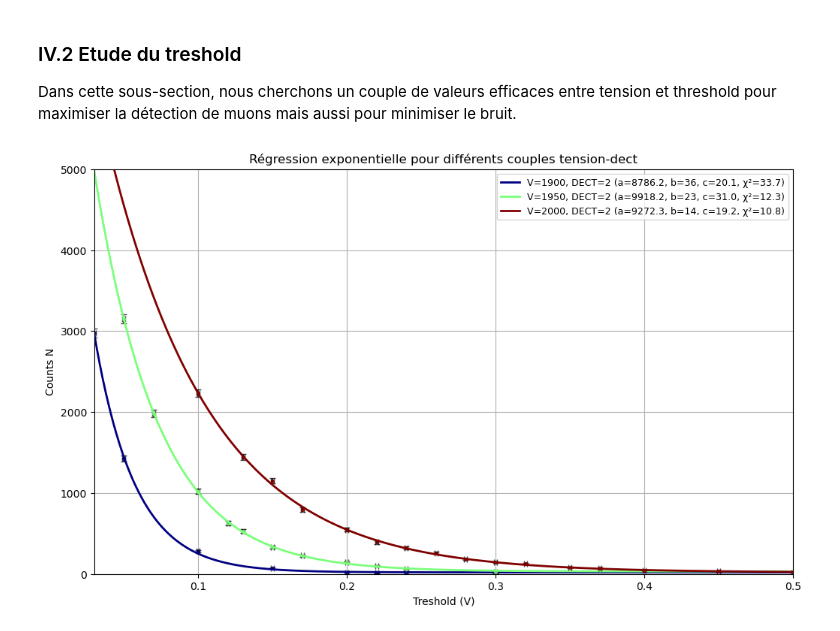
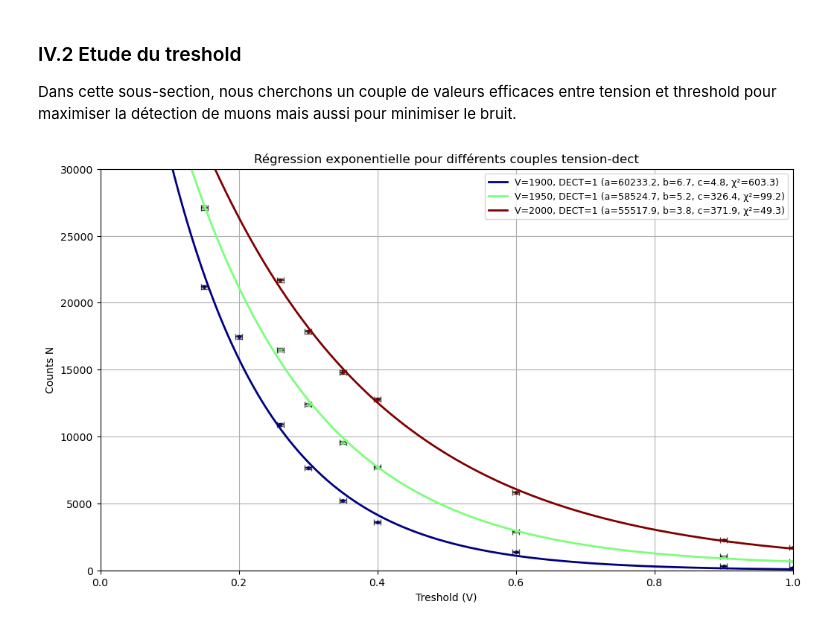
Before and after one commit to Arpad-Schaeffer/Modal, a Jupyter notebook: Muon_Detection_Scintillators.ipynb, the cells around one changed output. Drawn from its saved outputs; the diff is of its cells as text; code cells hidden in the pictures.

```diff
--- a/Muon_Detection_Scintillators.ipynb
+++ b/Muon_Detection_Scintillators.ipynb
@@ -26,7 +26,7 @@ import re
 ## Partie 1 Acquisition des données depuis l'oscilloscope
 # %%
 # Définissez cette constante sur True pour enregistrer les données
-SAVE_DATA = True
+SAVE_DATA = False
 
 def get_channel_data(scope, channel):
     """
@@ -84,7 +84,7 @@ idn_response = scope.query("*IDN?")
 print("Identification de l'instrument :", idn_response)
 
 # Délai pour que l'acquisition soit prête
-scope.timeout = 5000
+scope.timeout = 15000
 
 # Liste des canaux à tester
 channels = ["CH1", "CH2", "CH3"]
@@ -354,16 +352,19 @@ Dans cette sous-section, nous cherchons un couple de valeurs efficaces entre ten
 # Section 1 : Paramètres et définition de la fonction de régression
 # ---------------------------------------------------------------------------
 # Ajoutez ici vos bornes pour les axes
-xmin = 0.03
-xmax = 0.5
+xmin = 0
+xmax = 1
 ymin = 0
-ymax = 5000
+ymax = 30000
+xmin_fit = 0.01
+xmax_fit = 1
+log = False # Si True, on utilise une échelle logarithmique pour l'axe des ordonnées
 
 # Liste des couples (tension, dect) à analyser
 couples = [
-    (1900, 2),
-    (1950, 2),
-    (2000, 2)
+    (1900, 1),
+    (1950, 1),
+    (2000, 1)
     # Ajoutez ici d'autres couples spécifiques si nécessaire
 ]
 
@@ -396,7 +397,7 @@ for V, d in couples:
 
     # Définition des erreurs : erreur sur N (sqrt(N)) et erreur fixe sur Treshold
     y_errors = np.sqrt(y)
-    x_errors = np.full_like(x, 0.001)
+    x_errors = np.full_like(x, 0.005)
 
     # Ajustement des données par régression exponentielle
     initial_guesses = [12000, 10, 300]
@@ -409,36 +410,39 @@ for V, d in couples:
     a, b, c = params
 
     # Génération de la courbe ajustée pour l'affichage
-    x_fit = np.linspace(0.03, 0.5, 500)
+    x_fit = np.linspace(xmin_fit, xmax_fit, 500)
     y_fit = exp_func(x_fit, a, b, c)
 
     # -----------------------------------------------------------------------
     # Calcul du chi² : χ² = Σ[((observé - ajusté)/erreur)²]
     # -----------------------------------------------------------------------
     chi2 = np.sum(((y - exp_func(x, a, b, c)) / y_errors) ** 2)
 
     # Couleur pour la courbe
     color = cmap(curve_idx)
     curve_idx += 1
 
     # -----------------------------------------------------------------------
     # Tracé des données et de l'ajustement :
     # -----------------------------------------------------------------------
     plt.errorbar(x, y, yerr=y_errors, xerr=x_errors, fmt='o', color=color,
                  ecolor='black', capsize=3, markersize=3, alpha=0.7)
     plt.plot(x_fit, y_fit, '-', color=color, lw=2,
              label=f'V={V}, DECT={d} (a={a:.1f}, b={b:.2g}, c={c:.1f}, χ²={chi2:.1f})')
+    if log:
+        plt.yscale('log')
+
 
 # ---------------------------------------------------------------------------
 # Section 4 : Configuration finale et affichage
 # ---------------------------------------------------------------------------
 plt.xlabel("Treshold (V)")
 plt.ylabel("Counts N")
 plt.title("Régression exponentielle pour différents couples tension-dect")
 plt.xlim(xmin, xmax)
 plt.ylim(ymin, ymax)
 plt.legend(fontsize=9)
 plt.grid(True)
 plt.show()
 # %% [output]
-[figure, old version]
+[figure, new version]
```
Also changed, not shown: parts of 1 cell of this notebook, 13 other files.
